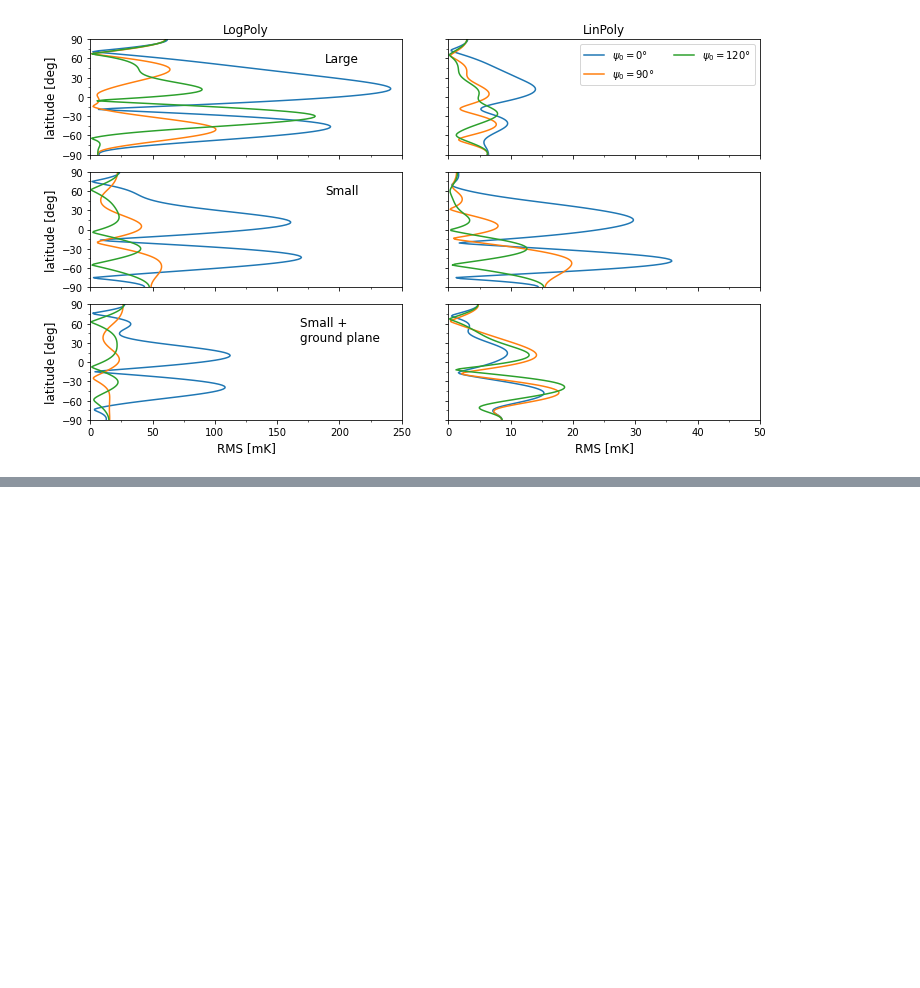
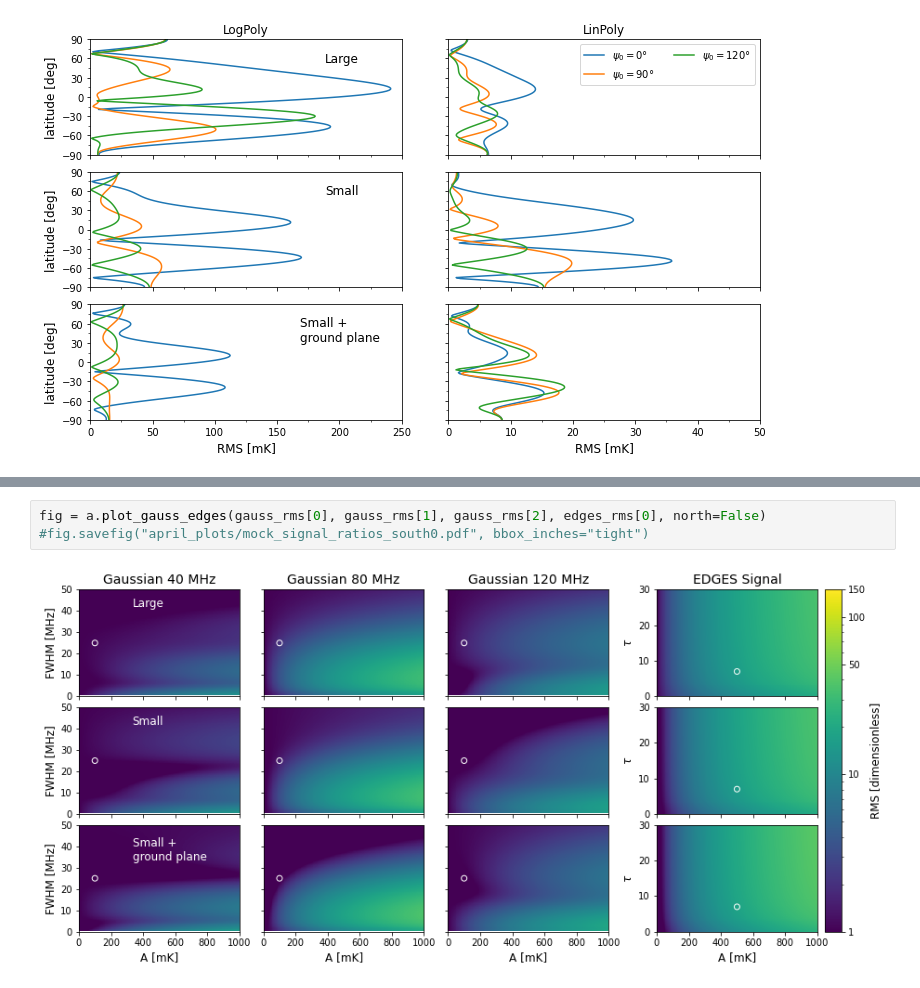
Before and after one commit to christianhbye/21cm_obs_simulations, a Jupyter notebook: PaperPlots_MIST-Copy1.ipynb, the cells around one changed output, grey strips where cells are left out. Saved outputs shown, nothing was run; the diff lists cells and outputs as text; blank space fills up the shorter version.

```diff
--- a/PaperPlots_MIST-Copy1.ipynb
+++ b/PaperPlots_MIST-Copy1.ipynb
@@ -210,0 +280,5 @@ fig = a.plot_gauss_edges(gauss40, gauss80, gauss120, edges, north=False)
+# %%
+fig = a.plot_gauss_edges(gauss_rms[0], gauss_rms[1], gauss_rms[2], edges_rms[0], north=False)
+#fig.savefig("april_plots/mock_signal_ratios_south0.pdf", bbox_inches="tight")
+# %% [output]
+[figure, added]
```
Also changed, not shown: parts of 22 cells of this notebook, 4 other files.
